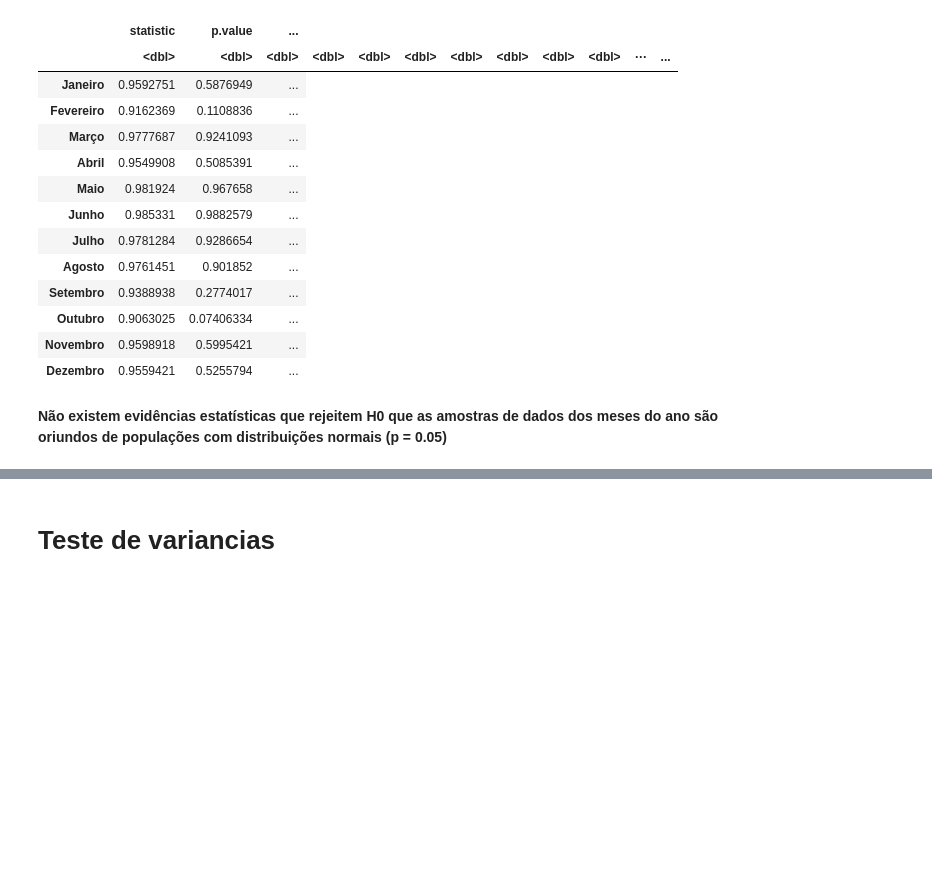
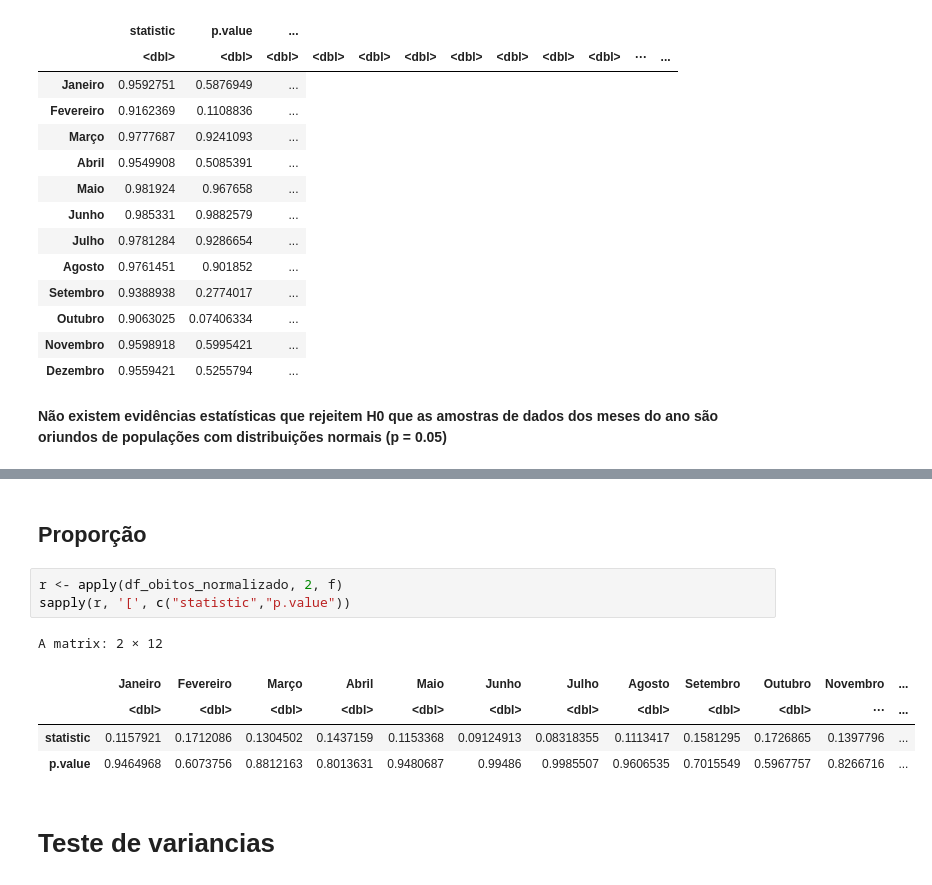
Before and after one commit to jamissonfreitas/IN1119, a Jupyter notebook: analise_mes_ano_testes.ipynb, the cells around one changed output, grey strips where cells are left out. Saved outputs shown, nothing was run; the diff lists cells and outputs as text; blank space fills up the shorter version.

```diff
--- a/analise_mes_ano_testes.ipynb
+++ b/analise_mes_ano_testes.ipynb
@@ -185,3 +221,14 @@ A matrix: 12 × 2
+# %% [markdown]
+## Proporção
+# %%
+r <- apply(df_obitos_normalizado, 2, f)
+sapply(r, '[', c("statistic","p.value"))
+# %% [output]
+A matrix: 2 × 12
+|  | Janeiro | Fevereiro | Março | Abril | Maio | Junho | Julho | Agosto | Setembro | Outubro | Novembro | ... |
+|  | <dbl> | <dbl> | <dbl> | <dbl> | <dbl> | <dbl> | <dbl> | <dbl> | <dbl> | <dbl> | ⋯ | ... |
+| statistic | 0.1157921 | 0.1712086 | 0.1304502 | 0.1437159 | 0.1153368 | 0.09124913 | 0.08318355 | 0.1113417 | 0.1581295 | 0.1726865 | 0.1397796 | ... |
+| p.value | 0.9464968 | 0.6073756 | 0.8812163 | 0.8013631 | 0.9480687 | 0.99486 | 0.9985507 | 0.9606535 | 0.7015549 | 0.5967757 | 0.8266716 | ... |
 # %% [markdown]
 # Teste de variancias
 # %%
```
Also changed, not shown: parts of 19 cells of this notebook.
